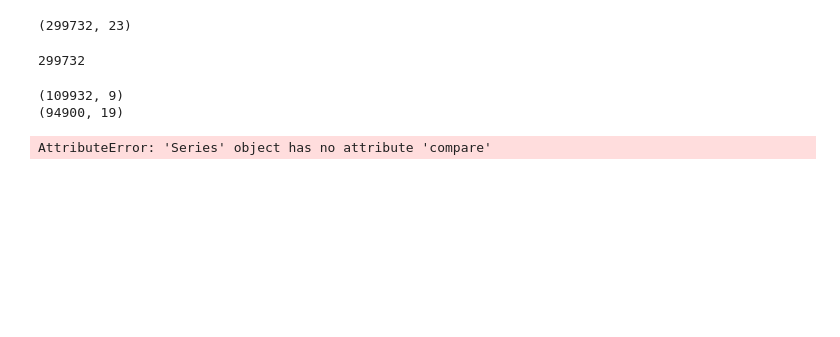
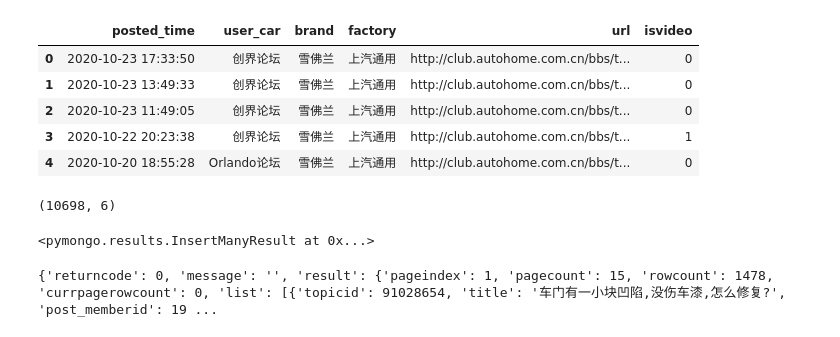
Before and after one commit to Flat-Chen/Unicdata_Chen, a Jupyter notebook: luntan/取汽车之家论坛遗漏url.ipynb, the cells around one changed output. Saved outputs shown, nothing was run; the diff lists cells and outputs as text; code cells hidden in the pictures; blank space fills up the shorter version.

```diff
--- a/luntan/取汽车之家论坛遗漏url.ipynb
+++ b/luntan/取汽车之家论坛遗漏url.ipynb
@@ -136,18 +133,14 @@ df0.shape
-# %%
-df.shape
-# %% [output]
-(299732, 23)
-# %%
-109932 + 94900 * 2
-# %% [output]
-299732
-# %%
-print(df1.shape)
-print(df2.shape)
-# %% [output]
-(109932, 9)
-(94900, 19)
-# %%
-ser1.compare(ser2)
-# %% [output]
-AttributeError: 'Series' object has no attribute 'compare'
+# %%
+df0.head()
+# %% [output]
+|  | posted_time | user_car | brand | factory | url | isvideo |
+| 0 | 2020-10-23 17:33:50 | 创界论坛 | 雪佛兰 | 上汽通用 | http://club.autohome.com.cn/bbs/t... | 0 |
+| 1 | 2020-10-23 13:49:33 | 创界论坛 | 雪佛兰 | 上汽通用 | http://club.autohome.com.cn/bbs/t... | 0 |
+| 2 | 2020-10-23 11:49:05 | 创界论坛 | 雪佛兰 | 上汽通用 | http://club.autohome.com.cn/bbs/t... | 0 |
+| 3 | 2020-10-22 20:23:38 | 创界论坛 | 雪佛兰 | 上汽通用 | http://club.autohome.com.cn/bbs/t... | 1 |
+| 4 | 2020-10-20 18:55:28 | Orlando论坛 | 雪佛兰 | 上汽通用 | http://club.autohome.com.cn/bbs/t... | 0 |
+# %%
+df0 = df0.drop_duplicates('url')
+df0.shape
+# %% [output]
+(10698, 6)
@@ -153,0 +153,25 @@ AttributeError: 'Series' object has no attribute 'compare'
+# %%
+#漏抓url写入mongo
+import pymongo
+mongo_client = pymongo.MongoClient('192.168.2.149', 27017)
+db = mongo_client['luntan']
+mycol = db['autohome_luntan_lost']
+data = df0.to_dict(orient='record')
+mycol.insert_many(data)
+# %% [output]
+<pymongo.results.InsertManyResult at 0x...>
+# %%
+import requests
+import json
+from lxml import etree
+headers = {
+    'Referer': 'https://club.autohome.com.cn/',
+    "User-Agent": "Mozilla/5.0 (Windows NT 10.0; WOW64) AppleWebKit/537.36 (KHTML, like Gecko) Chrome/72.0.3626.121 Safari/537.36"
+}
+response = requests.get(url = 'https://club.autohome.com.cn/frontapi/topics/getByBbsId?pageindex=1&pagesize=100&bbs=c&bbsid=533&fields=topicid%2Ctitle%2Cpost_memberid%2Cpost_membername%2Cpostdate%2Cispoll%2Cispic%2Cisrefine%2Creplycount%2Cviewcount%2Cvideoid%2Cisvideo%2Cvideoinfo%2Cqainfo%2Ctags%2Ctopictype%2Cimgs%2Cjximgs%2Curl%2Cpiccount%2Cisjingxuan%2Cissolve%2Cliveid%2Clivecover%2Ctopicimgs&orderby=topicid-',headers=headers)
+response.encoding = response.apparent_encoding
+html = etree.HTML(response.text)
+json_data = json.loads(response.text)
+print(json_data)
+# %% [output]
+{'returncode': 0, 'message': '', 'result': {'pageindex': 1, 'pagecount': 15, 'rowcount': 1478, 'currpagerowcount': 0, 'list': [{'topicid': 91028654, 'title': '车门有一小块凹陷,没伤车漆,怎么修复?', 'post_memberid': 19 ...
```
Also changed, not shown: parts of 8 cells of this notebook, 5 other files.
